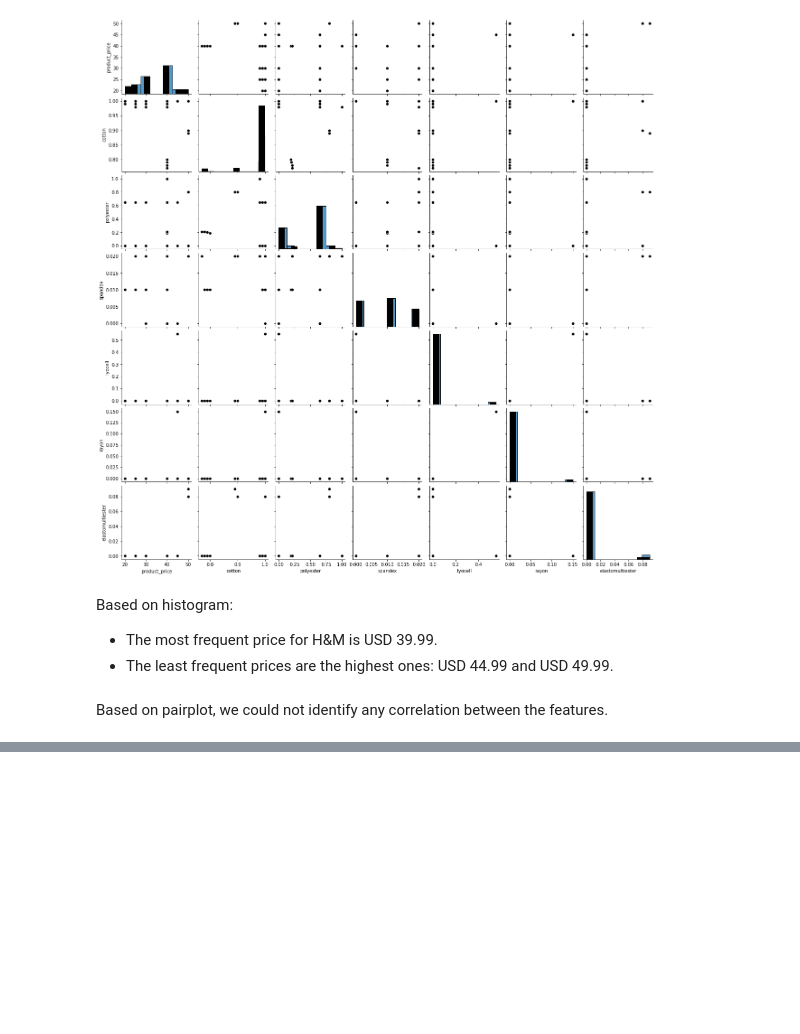
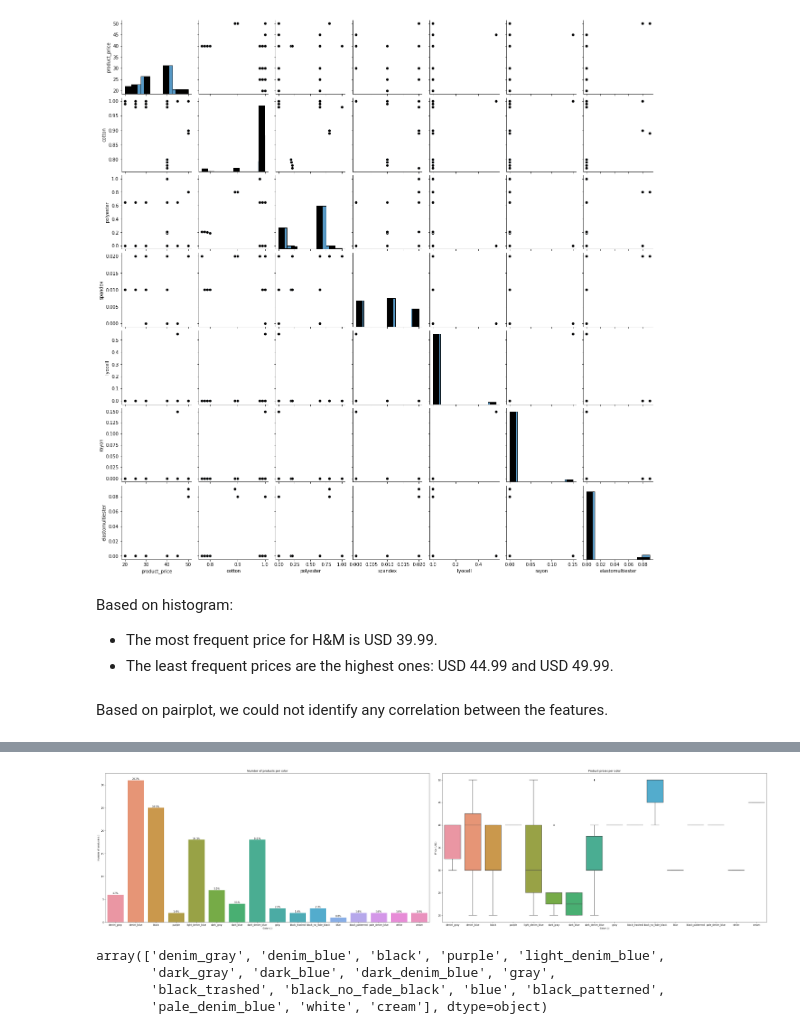
Before and after one commit to lucasquemelli/Star_Jeans, a Jupyter notebook: star_jeans.ipynb, the cells around one changed output, grey strips where cells are left out. Cells and saved outputs as stored; diff of their text form; code cells hidden in the pictures; blank space fills up the shorter version.

```diff
--- a/star_jeans.ipynb
+++ b/star_jeans.ipynb
@@ -612,0 +667,33 @@ Based on pairplot, we could not identify any correlation between the features.
+# %%
+plt.figure(figsize = (52,12))
+
+plt.subplot(121)
+ax1 = sns.countplot(x = 'color', data = data_analysis)
+for p in ax1.patches:
+  ax1.annotate(format(str((p.get_height()/len(data_analysis)*100).round(1)) + '%'),
+                    (p.get_x() + p.get_width()/2, p.get_height()),
+                    ha='center',
+                    va='center',
+                    xytext=(0,6),
+                    textcoords='offset points')
+ax1 = plt.title("Number of products per color", fontsize=12)
+ax1 = plt.xlabel("Color (-)", fontsize=10)
+ax1 = plt.ylabel("Number of products (-)", fontsize=10)
+
+plt.subplot(122)
+ax2 = sns.boxplot(x = 'color', y = 'product_price', data = data_analysis)
+ax2 = plt.title("Product prices per color", fontsize=12)
+ax2 = plt.xlabel("Color (-)", fontsize=10)
+ax2 = plt.ylabel("Price (USD)")
+
+plt.subplots_adjust(wspace = 0.04)
+plt.show()
+# %% [output]
+[figure, added]
+# %%
+df01_clean['color'].unique()
+# %% [output]
+array(['denim_gray', 'denim_blue', 'black', 'purple', 'light_denim_blue',
+       'dark_gray', 'dark_blue', 'dark_denim_blue', 'gray',
+       'black_trashed', 'black_no_fade_black', 'blue', 'black_patterned',
+       'pale_denim_blue', 'white', 'cream'], dtype=object)
```
Also changed, not shown: parts of 5 cells of this notebook.
